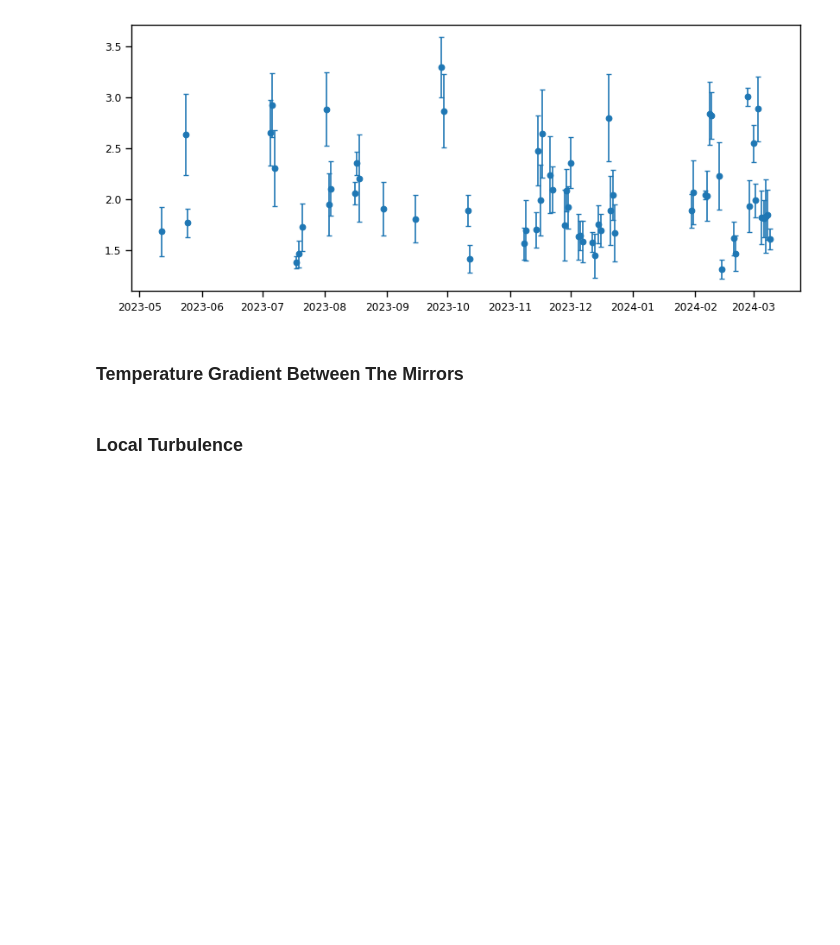
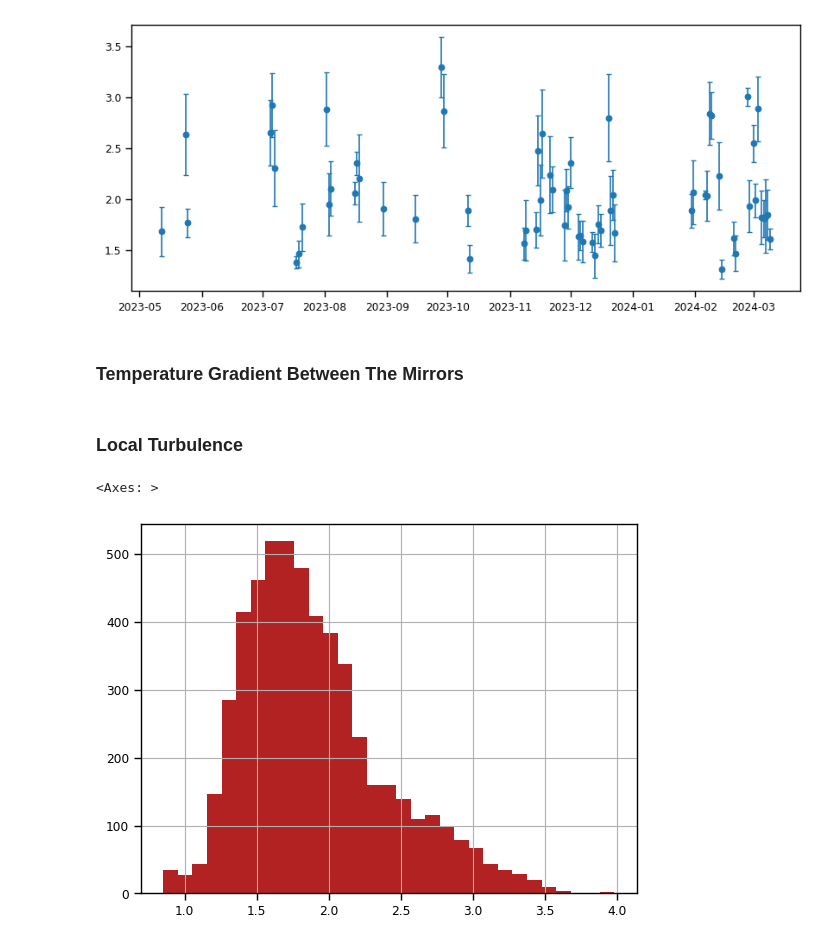
Before and after one commit to estevesjh/ImageQualityAuxTel, a Jupyter notebook: notebooks/analysis_apr2024.ipynb, the cells around one changed output. Drawn from its saved outputs; the diff is of its cells as text; code cells hidden in the pictures; blank space fills up the shorter version.

Commit message:
after image quality meeting

```diff
--- a/notebooks/analysis_apr2024.ipynb
+++ b/notebooks/analysis_apr2024.ipynb
@@ -303,0 +315,33 @@ plt.xlabel(r'$\sigma(T_{\rm sonic})$')
+# %%
+# list(df.columns)
+dropCols = ['ref_id', 'ref_coord_ra', 'ref_coord_dec', 'ref_phot_g_mean_flux','ref_phot_g_mean_fluxErr',
+ 'ref_centroid_x','ref_centroid_y','src_coord_ra', 'src_coord_dec', 'src_base_SdssCentroid_x', 'src_base_SdssCentroid_y',
+ 'src_base_SdssCentroid_xErr','src_base_SdssCentroid_yErr','src_base_SdssShape_instFlux','src_base_SdssShape_instFluxErr',
+ 'src_base_PsfFlux_instFlux','src_base_PsfFlux_instFluxErr','src_base_CircularApertureFlux_3_0_instFlux','src_base_CircularApertureFlux_3_0_instFluxErr',
+ 'src_base_SdssShape_xx','src_base_SdssShape_yy','src_base_SdssShape_xy','src_ext_shapeHSM_HsmSourceMoments_xx','src_ext_shapeHSM_HsmSourceMoments_yy','src_ext_shapeHSM_HsmSourceMoments_xy',
+ 'DATE','FILTER']
+# %%
+dstar = df.drop(columns=dropCols)
+dg = dstar.groupby('EXPID').agg(['mean', 'std'])
+dg.columns = ['{}_{}'.format(col, stat) for col, stat in dg.columns]
+
+# filter exposures
+dg = dg.loc[dg.fwhm_std < 0.5]
+# %%
+## retrieve Date columns
+def retrieve_date_column(de):
+    de['DATE'] = 0
+    masks = [df['EXPID'] == eid for eid in de.index]
+
+    # Iterate over each row in de and assign the corresponding datetime value
+    for eid, mask in zip(de.index, masks):
+        date_values = df.DATE.loc[mask]
+        de.loc[eid, 'DATE'] = date_values.to_numpy()[0]
+
+    # Convert 'DATE' column to datetime dtype
+    de['DATE'] = pd.to_datetime(de['DATE'])
+    de['EXPID'] = de.index
+    de.columns = [col.replace('_mean', '') for col in de.columns]
+    return de.set_index('DATE')
+
+dgn = retrieve_date_column(dg)
@@ -303,0 +350,5 @@ plt.xlabel(r'$\sigma(T_{\rm sonic})$')
+# %%
+dgn.fwhm.hist(bins=31, color='firebrick')
+# %% [output]
+<Axes: >
+[figure, added]
```
Also changed, not shown: parts of 5 cells of this notebook, 14 other files.
